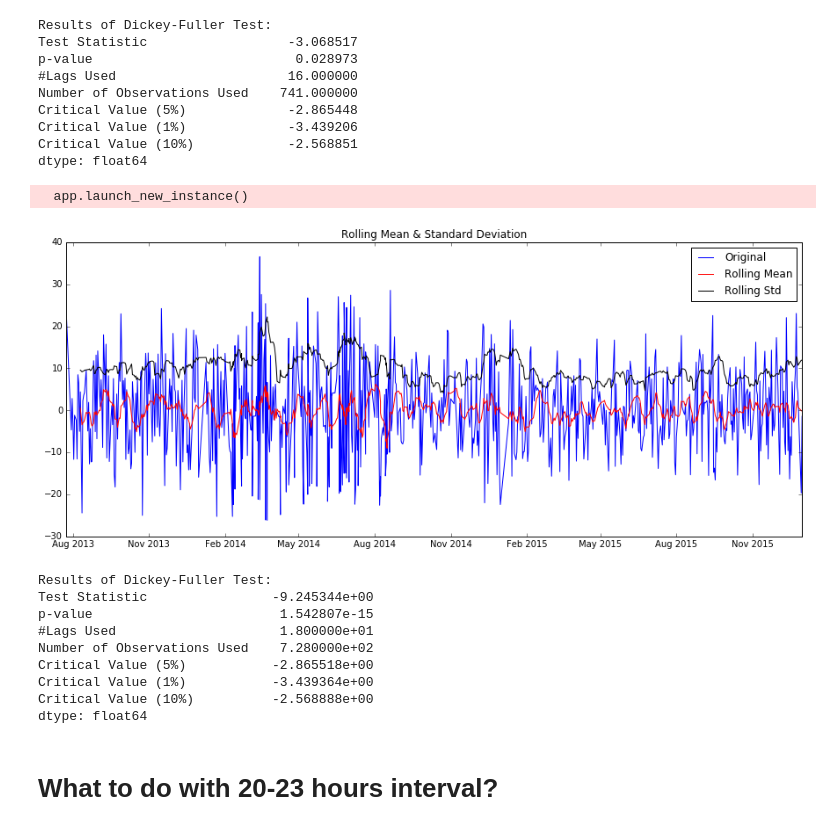
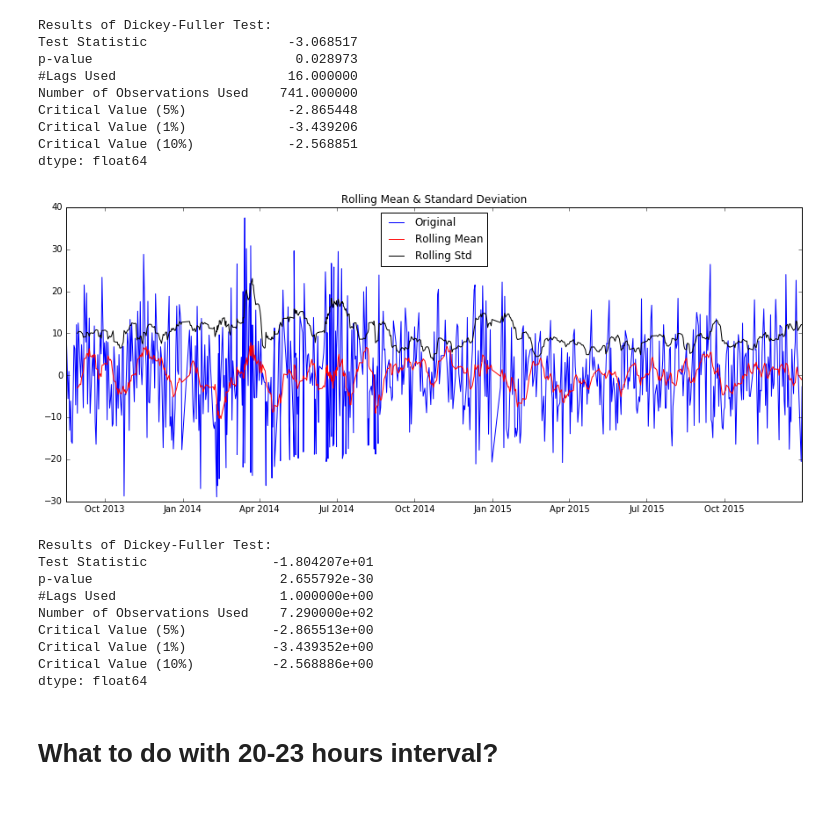
Before and after one commit to KashinYana/client-flow, a Jupyter notebook: Time Series Forecast.ipynb, the cells around one changed output. Saved outputs shown, nothing was run; the diff lists cells and outputs as text; code cells hidden in the pictures.

```diff
--- a/Time Series Forecast.ipynb
+++ b/Time Series Forecast.ipynb
@@ -102,20 +102,19 @@ dtype: float64
 # %%
 ts = select(df, 1005609, "SM", 14)
 
-ts_moving_avg_diff = (ts - ts.rolling_mean(, 12)).dropna()
+ts_moving_avg_diff = (ts - ts.rolling(window=28,center=False).mean()).dropna()
 test_stationarity(ts_moving_avg_diff)
 # %% [output]
+[figure, new version]
-  app.launch_new_instance()
+Results of Dickey-Fuller Test:
+Test Statistic                -1.804207e+01
+p-value                        2.655792e-30
+#Lags Used                     1.000000e+00
+Number of Observations Used    7.290000e+02
+Critical Value (5%)           -2.865513e+00
+Critical Value (1%)           -3.439352e+00
+Critical Value (10%)          -2.568886e+00
+dtype: float64
-[figure, old version]
-Results of Dickey-Fuller Test:
-Test Statistic                -9.245344e+00
-p-value                        1.542807e-15
-#Lags Used                     1.800000e+01
-Number of Observations Used    7.280000e+02
-Critical Value (5%)           -2.865518e+00
-Critical Value (1%)           -3.439364e+00
-Critical Value (10%)          -2.568888e+00
-dtype: float64
 # %%
 for category in ["SM", "CM"]:
     for office in df["SUBBRANCH_ID"].value_counts().keys():
```
Also changed, not shown: parts of 1 cell of this notebook.
